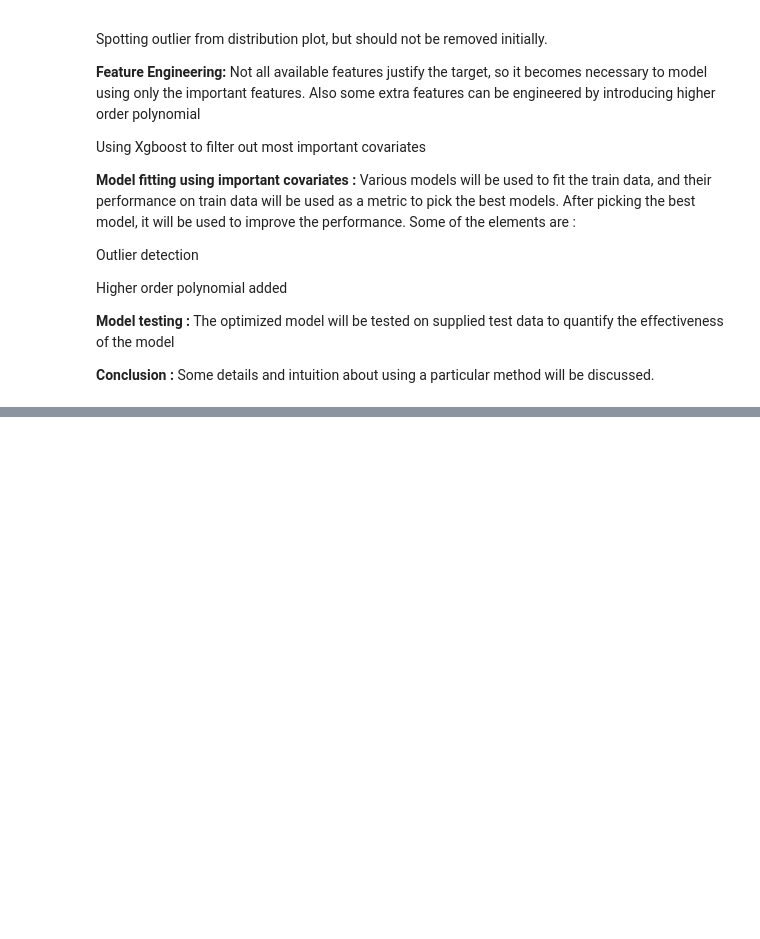
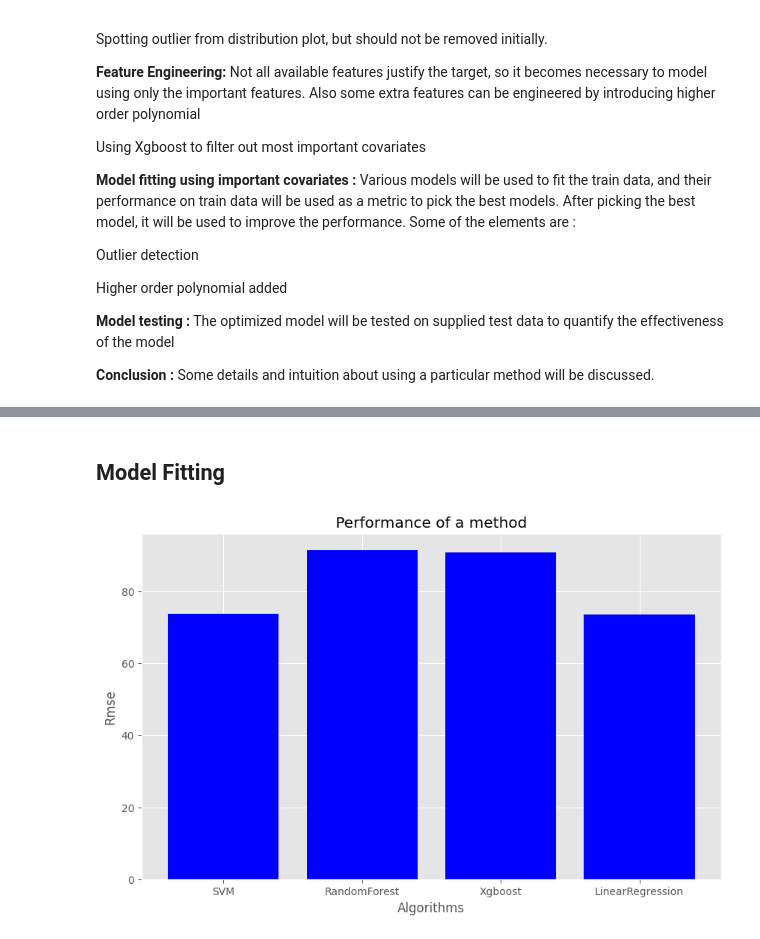
Before and after one commit to HChandeepa/AI-Driven_Proactive_Maintenance_for_Warehouse_Temperature_Monitoring, a Jupyter notebook: AI_Driven_Proactive_Maintenance_for_Warehouse_Temperature_Monitoring_Model.ipynb, the cells around one changed output, grey strips where cells are left out. Cells and saved outputs as stored; diff of their text form; code cells hidden in the pictures; blank space fills up the shorter version.

```diff
--- a/AI_Driven_Proactive_Maintenance_for_Warehouse_Temperature_Monitoring_Model.ipynb
+++ b/AI_Driven_Proactive_Maintenance_for_Warehouse_Temperature_Monitoring_Model.ipynb
@@ -44,0 +127,48 @@ from sklearn.preprocessing import RobustScaler, StandardScaler, PowerTransformer
+# %% [markdown]
+## Model Fitting
+# %%
+class RegressionModel:
+    def __init__(self, model_list, params={}, n_iter=1, cv=5):
+        if type(model_list) == list:
+            self.pipeline = Pipeline(model_list)
+            self.model = RandomizedSearchCV(self.pipeline, param_distributions=params, n_iter=n_iter, cv=cv, scoring = 'neg_mean_squared_error')
+        else:
+            self.model = Pipeline([('clf', model_list())])
+
+    def fit(self, x, y):
+        self.model.fit(x, y)
+
+    def predict(self, x):
+        return self.model.predict(x)
+
+    def evaluate(self, x, y):
+        return np.sqrt(mean_squared_error(y, self.predict(x)))
+# %%
+Model_list = {'SVM':SVR(), 'RandomForest':RandomForestRegressor(), 'Xgboost':XGBRegressor(), 'LinearRegression':LinearRegression()}
+# Model fitting
+warnings.filterwarnings("ignore")
+rmse1 = []
+predict1 = {}
+for i in Model_list.keys():
+    model1 = RegressionModel([(i, Model_list[i])])
+    model1.fit(train_data[X_features], train_data[Y_target])
+    predict1[i] = model1.predict(train_data[X_features])
+    rmse1.append(np.sqrt(-(model1.model.best_score_)))
+
+# plot the performance
+%matplotlib inline
+plt.style.use('ggplot')
+fig = plt.figure(figsize=(10, 6))
+
+var = Model_list.keys()
+value = rmse1
+x_pos = [i for i, _ in enumerate(var)]
+
+plt.bar(x_pos, value, color='blue')
+plt.xlabel("Algorithms")
+plt.ylabel("Rmse")
+plt.title(" Performance of a method ")
+plt.xticks(x_pos, var)
+plt.show()
+# %% [output]
+[figure, added]
```
Also changed, not shown: parts of 18 cells of this notebook.
